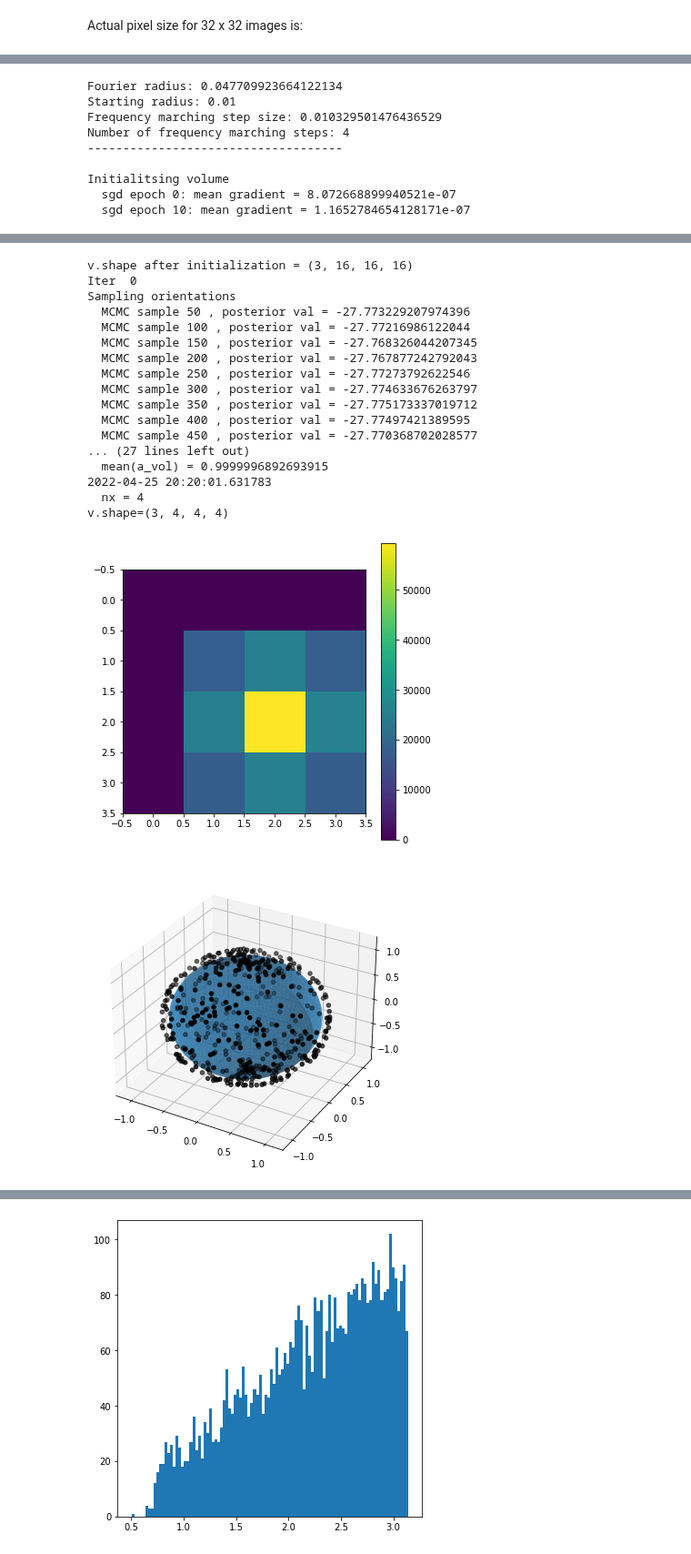
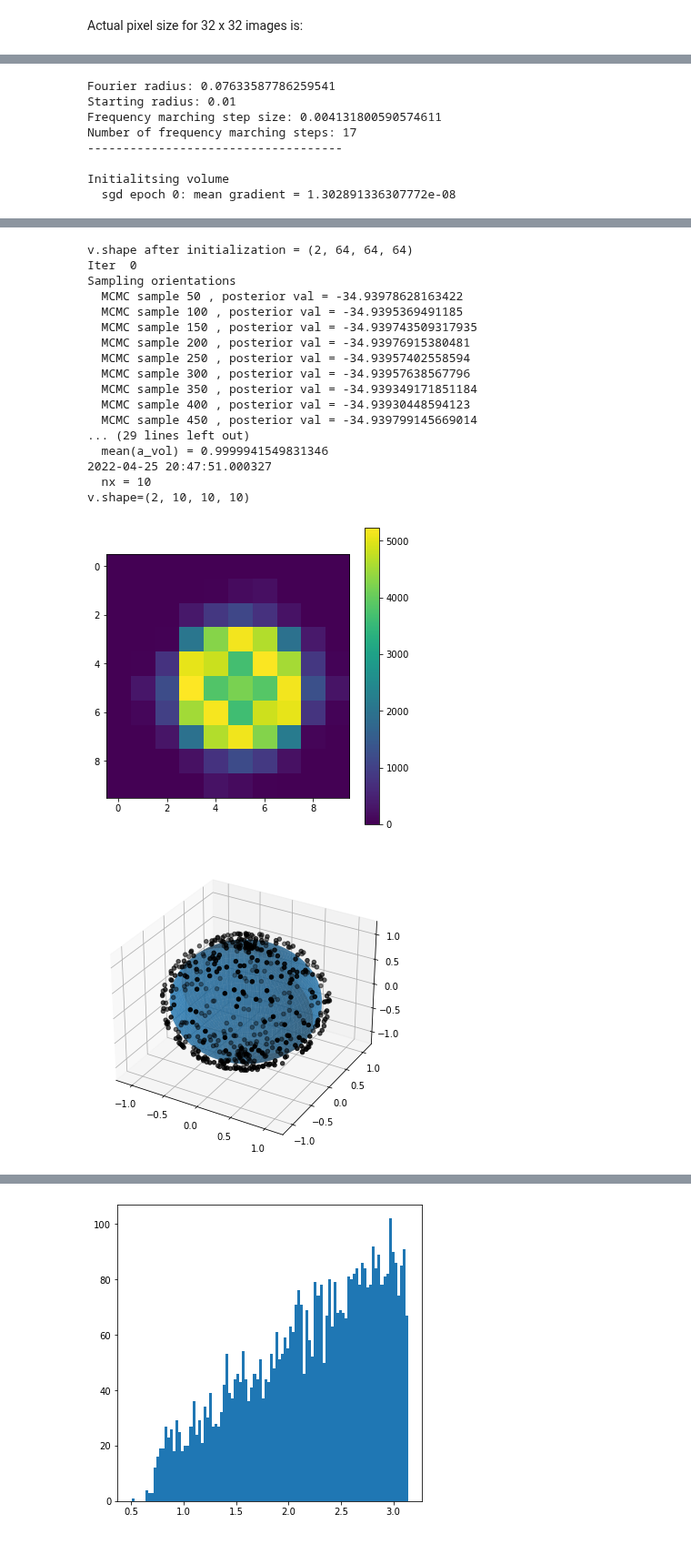
Before and after one commit to bogdantoader/simplecryoem, a Jupyter notebook: nb/Reconstruction_data.ipynb, the cells around one changed output, grey strips where cells are left out. Shown at 91% size. Saved outputs shown, nothing was run; the diff lists cells and outputs as text; code cells hidden in the pictures.

```diff
--- a/nb/Reconstruction_data.ipynb
+++ b/nb/Reconstruction_data.ipynb
@@ -361,6 +364,7 @@ N_samples_vol = 101
 N_samples_angles_global = 1000
 N_samples_angles_local = 201
 N_samples_shifts = 101
+N_samples_z = 201
 
 # HMC params
 #dt = 5
@@ -381,7 +385,7 @@ z0 = None
 #sigma_noise = jnp.ones(sigma_noise.shape)
 
 # Class assignment parameters
-K = 3
+K = 2
 alpha_d = 10*jnp.ones(K)
 
 v_rec, angles_rec, shifts_recz, z_rec = ab_initio_mcmc(key,
@@ -418,12 +422,11 @@ v_rec, angles_rec, shifts_recz, z_rec = ab_initio_mcmc(key,
                                    'tri',
                                    True, True, True, True, out_dir)
 # %% [output]
-Fourier radius: 0.047709923664122134
+Fourier radius: 0.07633587786259541
 Starting radius: 0.01
-Frequency marching step size: 0.010329501476436529
-Number of frequency marching steps: 4
+Frequency marching step size: 0.004131800590574611
+Number of frequency marching steps: 17
 ------------------------------------
 
 Initialitsing volume
-  sgd epoch 0: mean gradient = 8.072668899940521e-07
-  sgd epoch 10: mean gradient = 1.1652784654128171e-07
+  sgd epoch 0: mean gradient = 1.302891336307772e-08
@@ -431,21 +434,21 @@ Initialitsing volume
-v.shape after initialization = (3, 16, 16, 16)
+v.shape after initialization = (2, 64, 64, 64)
 Iter  0
 Sampling orientations
-  MCMC sample 50 , posterior val = -27.773229207974396
-  MCMC sample 100 , posterior val = -27.77216986122044
-  MCMC sample 150 , posterior val = -27.768326044207345
-  MCMC sample 200 , posterior val = -27.767877242792043
-  MCMC sample 250 , posterior val = -27.77273792622546
-  MCMC sample 300 , posterior val = -27.774633676263797
-  MCMC sample 350 , posterior val = -27.775173337019712
-  MCMC sample 400 , posterior val = -27.77497421389595
-  MCMC sample 450 , posterior val = -27.770368702028577
-... (27 lines left out)
-  mean(a_vol) = 0.9999996892693915
-2022-04-25 20:20:01.631783
-  nx = 4
-v.shape=(3, 4, 4, 4)
+  MCMC sample 50 , posterior val = -34.93978628163422
+  MCMC sample 100 , posterior val = -34.9395369491185
+  MCMC sample 150 , posterior val = -34.939743509317935
+  MCMC sample 200 , posterior val = -34.93976915380481
+  MCMC sample 250 , posterior val = -34.93957402558594
+  MCMC sample 300 , posterior val = -34.93957638567796
+  MCMC sample 350 , posterior val = -34.939349171851184
+  MCMC sample 400 , posterior val = -34.93930448594123
+  MCMC sample 450 , posterior val = -34.939799145669014
+... (29 lines left out)
+  mean(a_vol) = 0.9999941549831346
+2022-04-25 20:47:51.000327
+  nx = 10
+v.shape=(2, 10, 10, 10)
-[figure, old version]
+[figure, new version]
-[figure, old version]
+[figure, new version]
 Iter  1
 Sampling orientations
```
Also changed, not shown: parts of 37 cells of this notebook, 1 other file.
